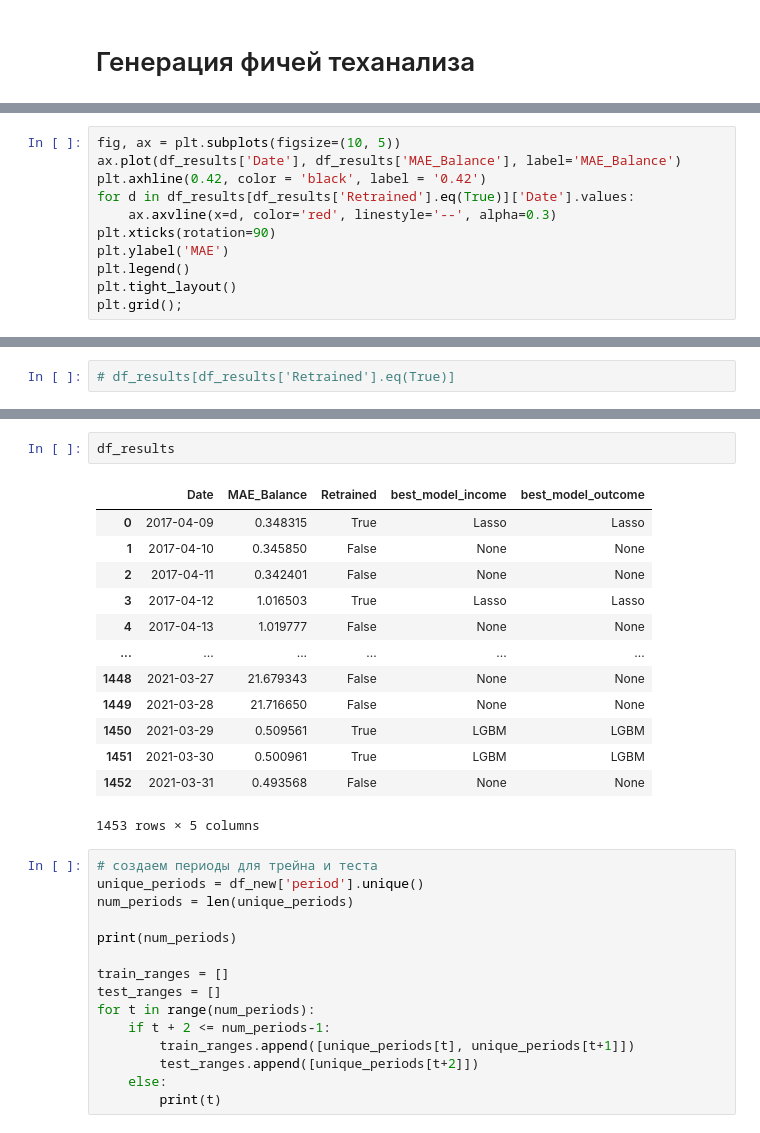
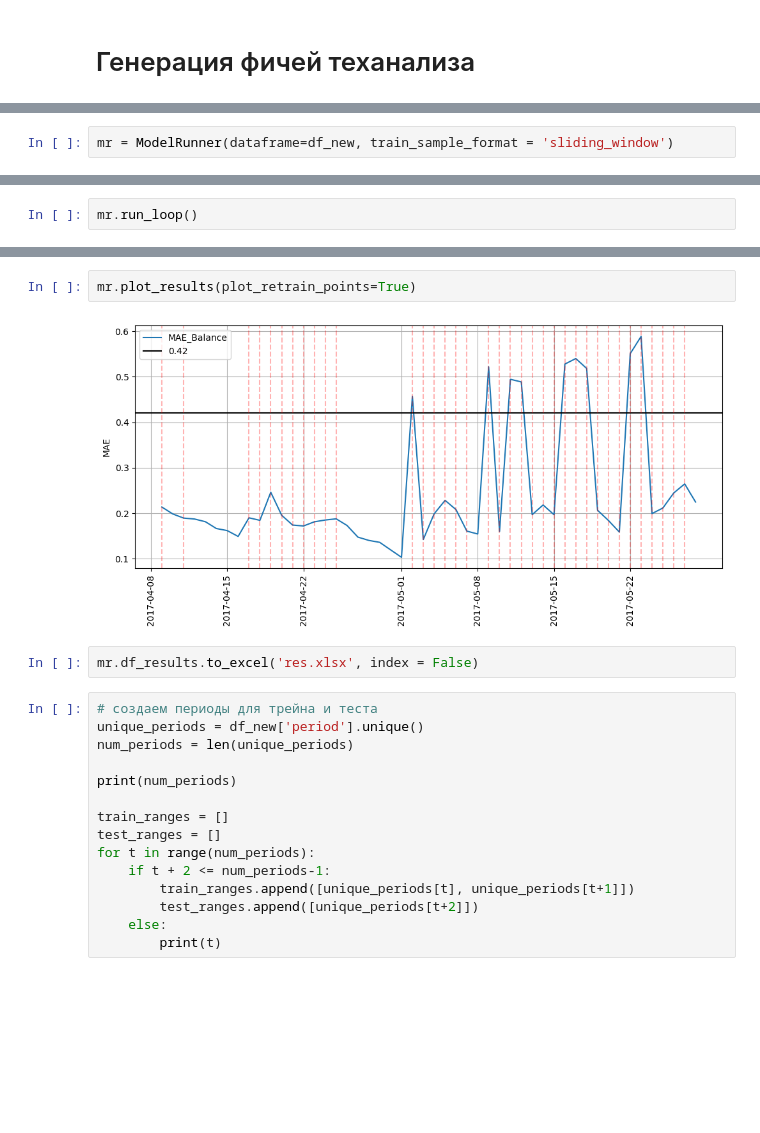
Before and after one commit to Blausher/ts, a Jupyter notebook: project.ipynb, the cells around one changed output, grey strips where cells are left out. Cells and saved outputs as stored; diff of their text form; blank space fills up the shorter version.

```diff
--- a/project.ipynb
+++ b/project.ipynb
@@ -390,11 +307,2 @@ best_algo = LGBM
 # %%
-fig, ax = plt.subplots(figsize=(10, 5))
-ax.plot(df_results['Date'], df_results['MAE_Balance'], label='MAE_Balance')
-plt.axhline(0.42, color = 'black', label = '0.42')
-for d in df_results[df_results['Retrained'].eq(True)]['Date'].values:
-    ax.axvline(x=d, color='red', linestyle='--', alpha=0.3)
-plt.xticks(rotation=90)
-plt.ylabel('MAE')
-plt.legend()
-plt.tight_layout()
-plt.grid();
+mr = ModelRunner(dataframe=df_new, train_sample_format = 'sliding_window')
@@ -403,2 +309,2 @@ plt.grid();
 # %%
-# df_results[df_results['Retrained'].eq(True)]
+mr.run_loop()
@@ -405,19 +342,9 @@ plt.grid();
 # %%
-df_results
+mr.plot_results(plot_retrain_points=True)
 # %% [output]
-|  | Date | MAE_Balance | Retrained | best_model_income | best_model_outcome |
-| 0 | 2017-04-09 | 0.348315 | True | Lasso | Lasso |
-| 1 | 2017-04-10 | 0.345850 | False | None | None |
-| 2 | 2017-04-11 | 0.342401 | False | None | None |
-| 3 | 2017-04-12 | 1.016503 | True | Lasso | Lasso |
-| 4 | 2017-04-13 | 1.019777 | False | None | None |
-| ... | ... | ... | ... | ... | ... |
-| 1448 | 2021-03-27 | 21.679343 | False | None | None |
-| 1449 | 2021-03-28 | 21.716650 | False | None | None |
-| 1450 | 2021-03-29 | 0.509561 | True | LGBM | LGBM |
-| 1451 | 2021-03-30 | 0.500961 | True | LGBM | LGBM |
-| 1452 | 2021-03-31 | 0.493568 | False | None | None |
-1453 rows × 5 columns
+[figure, added]
+# %%
+mr.df_results.to_excel('res.xlsx', index = False)
 # %%
 # создаем периоды для трейна и теста
 unique_periods = df_new['period'].unique()
```
Also changed, not shown: parts of 5 cells of this notebook, 1 other file.
